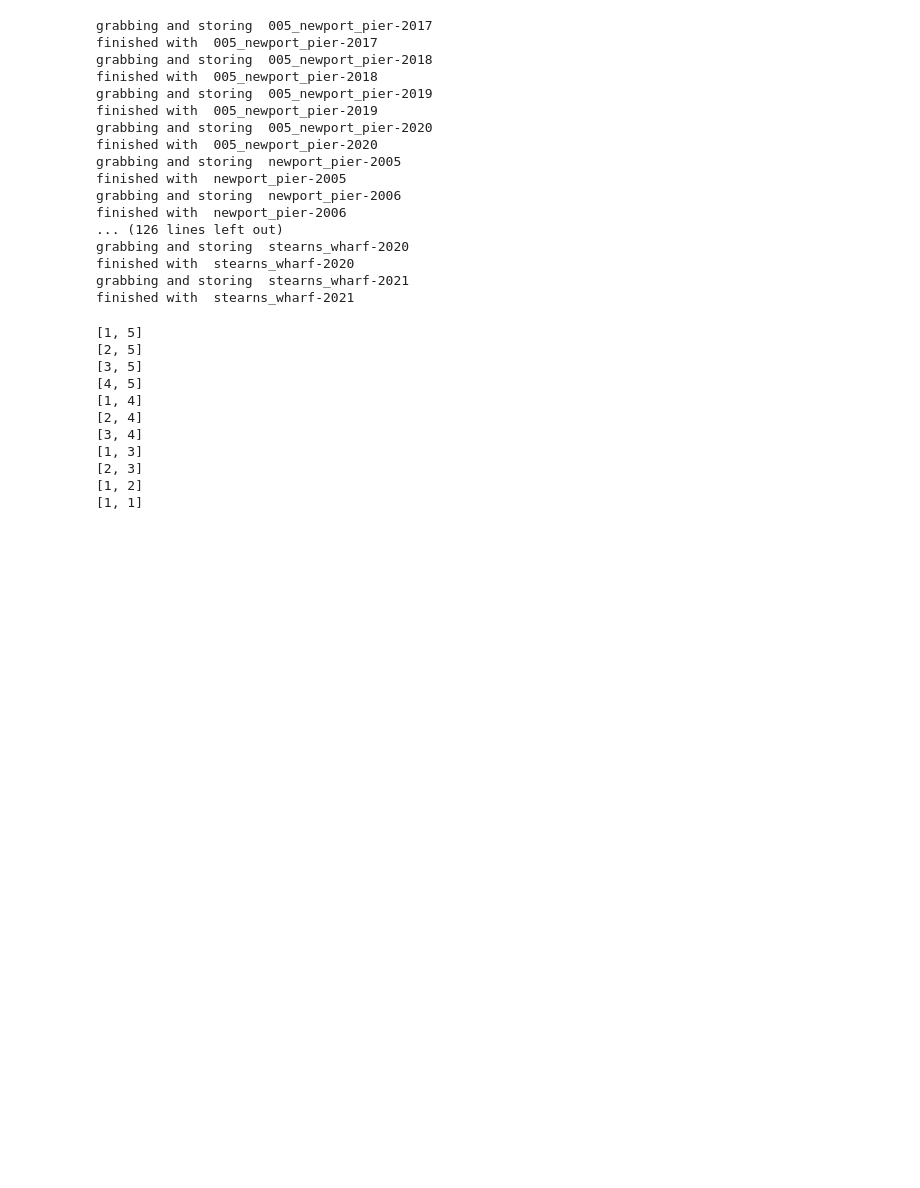
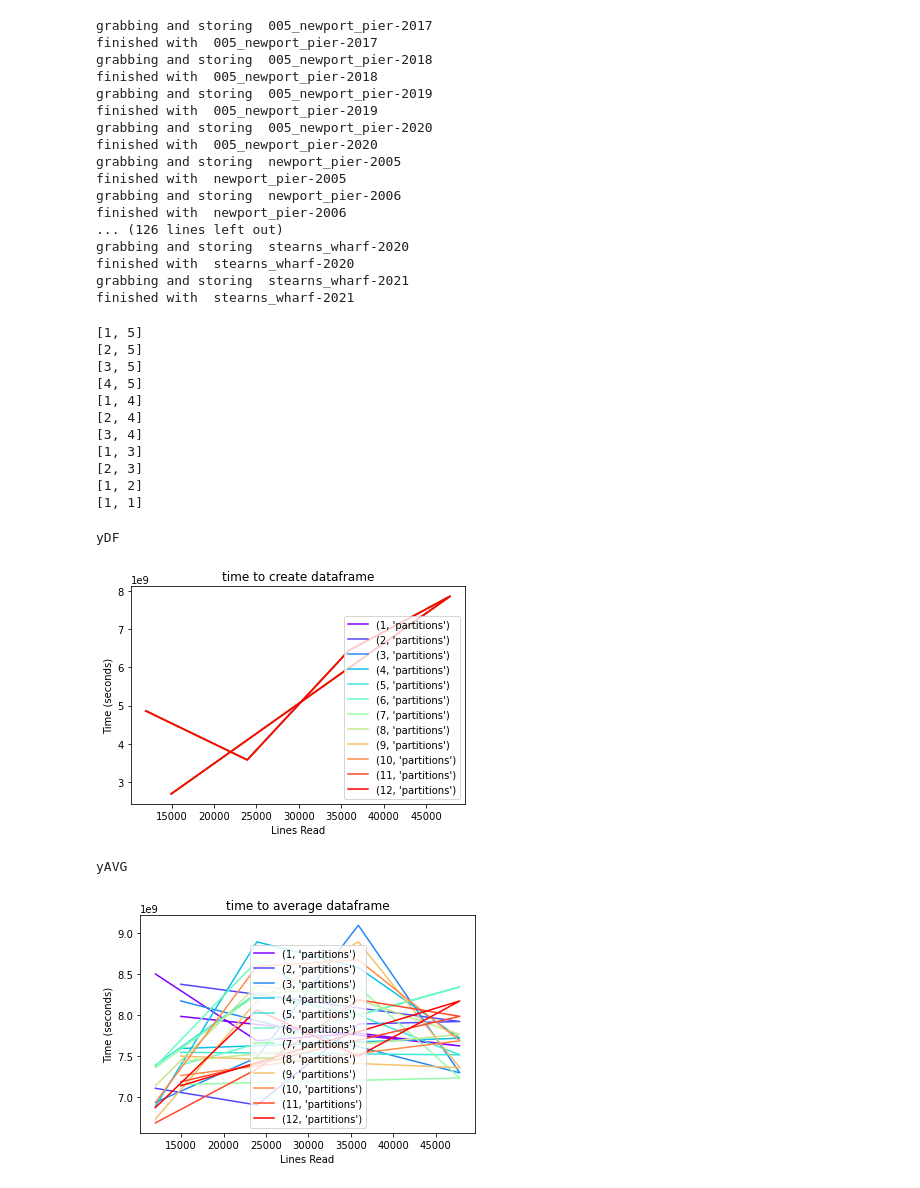
Before and after one commit to nbidler/CPSC531_proj, a Jupyter notebook: openDAP-to-CSV.ipynb, the cells around one changed output. Drawn from its saved outputs; the diff is of its cells as text; code cells hidden in the pictures; blank space fills up the shorter version.

Commit message:
graphing finally implemented

```diff
--- a/openDAP-to-CSV.ipynb
+++ b/openDAP-to-CSV.ipynb
@@ -68,3 +68,62 @@ for entry in fractions:
 [2, 3]
 [1, 2]
 [1, 1]
+# %%
+xAxis = [11962, 23924, 35886, 47848, 14952]
+yDF = [[4860000000, 3578000000, 6437000000, 7860000000, 2687000000],
+[4860000000, 3578000000, 6437000000, 7860000000, 2687000000],
+[4860000000, 3578000000, 6437000000, 7860000000, 2687000000],
+[4860000000, 3578000000, 6437000000, 7860000000, 2687000000],
+[4860000000, 3578000000, 6437000000, 7860000000, 2687000000],
+[4860000000, 3578000000, 6437000000, 7860000000, 2687000000],
+[4860000000, 3578000000, 6437000000, 7860000000, 2687000000],
+[4860000000, 3578000000, 6437000000, 7860000000, 2687000000],
+[4860000000, 3578000000, 6437000000, 7860000000, 2687000000],
+[4860000000, 3578000000, 6437000000, 7860000000, 2687000000],
+[4860000000, 3578000000, 6437000000, 7860000000, 2687000000],
+[4860000000, 3578000000, 6437000000, 7860000000, 2687000000]]
+yAVG = [[8500000000, 7688000000, 7781000000, 7625000000, 7984000000],
+[7109000000, 6906000000, 7891000000, 7922000000, 8375000000],
+[6937000000, 7484000000, 9093000000, 7297000000, 8172000000],
+[6891000000, 8891000000, 8578000000, 7719000000, 7593000000],
+[7390000000, 8265000000, 8000000000, 7516000000, 7547000000],
+[7375000000, 8657000000, 8000000000, 8343000000, 7391000000],
+[7360000000, 8250000000, 8344000000, 7235000000, 7156000000],
+[7140000000, 8359000000, 8187000000, 7765000000, 7438000000],
+[6735000000, 8172000000, 8891000000, 7360000000, 7500000000],
+[6937000000, 8593000000, 8672000000, 7687000000, 7265000000],
+[6688000000, 7344000000, 8187000000, 7985000000, 7188000000],
+[6875000000, 8063000000, 7500000000, 8172000000, 7140000000]]
+
+import matplotlib.pyplot as plt
+from matplotlib.pyplot import cm
+import numpy as np
+
+colors = cm.rainbow(np.linspace(0, 1, 12))
+
+print("yDF")
+for index in range(len(yDF)):
+    plt.plot(xAxis, yDF[index], c=colors[index], label= (index+1, 'partitions'))
+    #print(index, " ", colors[index])
+
+plt.xlabel('Lines Read')
+plt.ylabel('Time (seconds)')
+plt.title("time to create dataframe")
+plt.legend()
+plt.show()
+
+print("yAVG")
+for index in range(len(yAVG)):
+    plt.plot(xAxis, yAVG[index], c=colors[index], label= (index+1, 'partitions'))
+    #print(index, " ", colors[index])
+
+plt.xlabel('Lines Read')
+plt.ylabel('Time (seconds)')
+plt.title("time to average dataframe")
+plt.legend()
+plt.show()
+# %% [output]
+yDF
+[figure, added]
+yAVG
+[figure, added]
```
Also changed, not shown: 2 other files.
